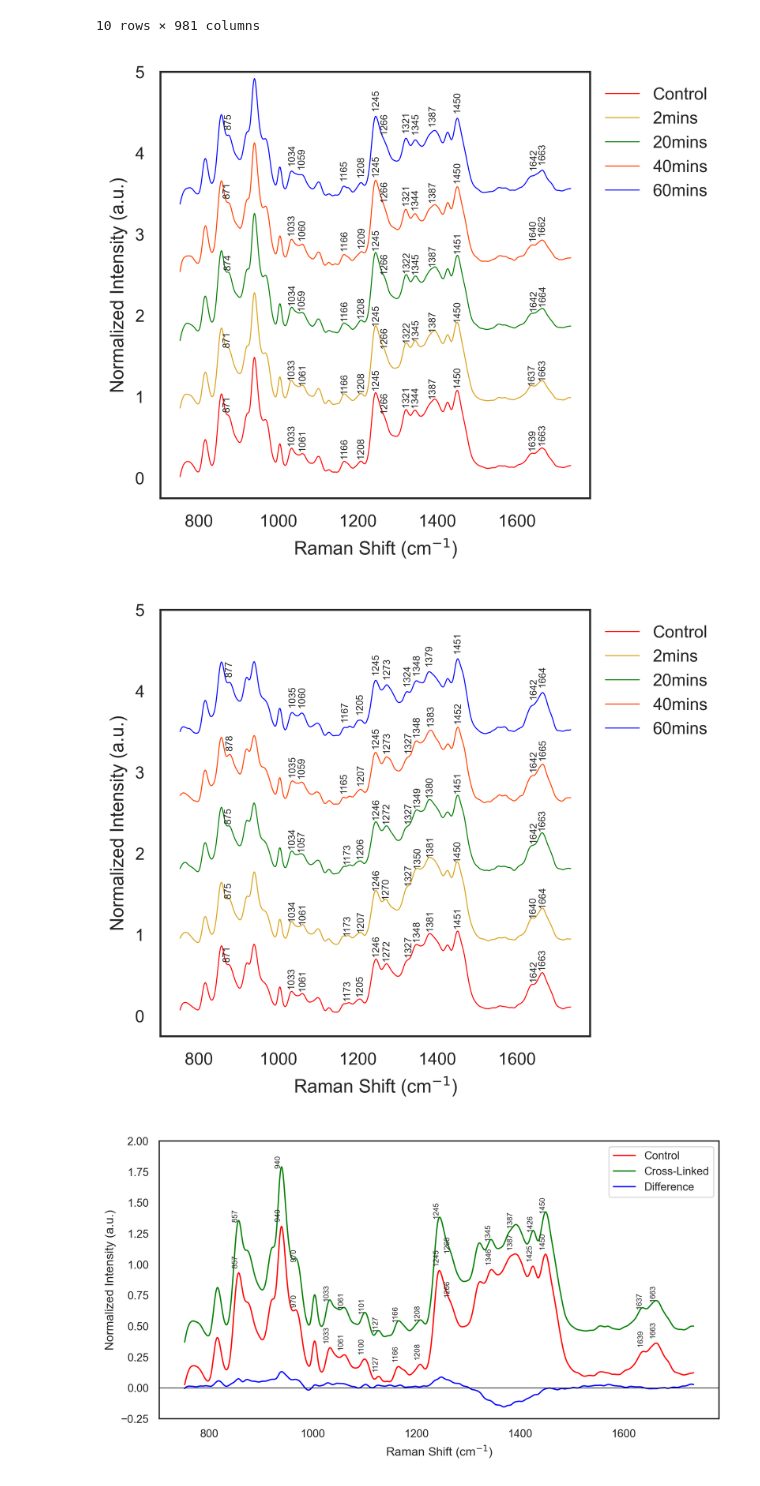
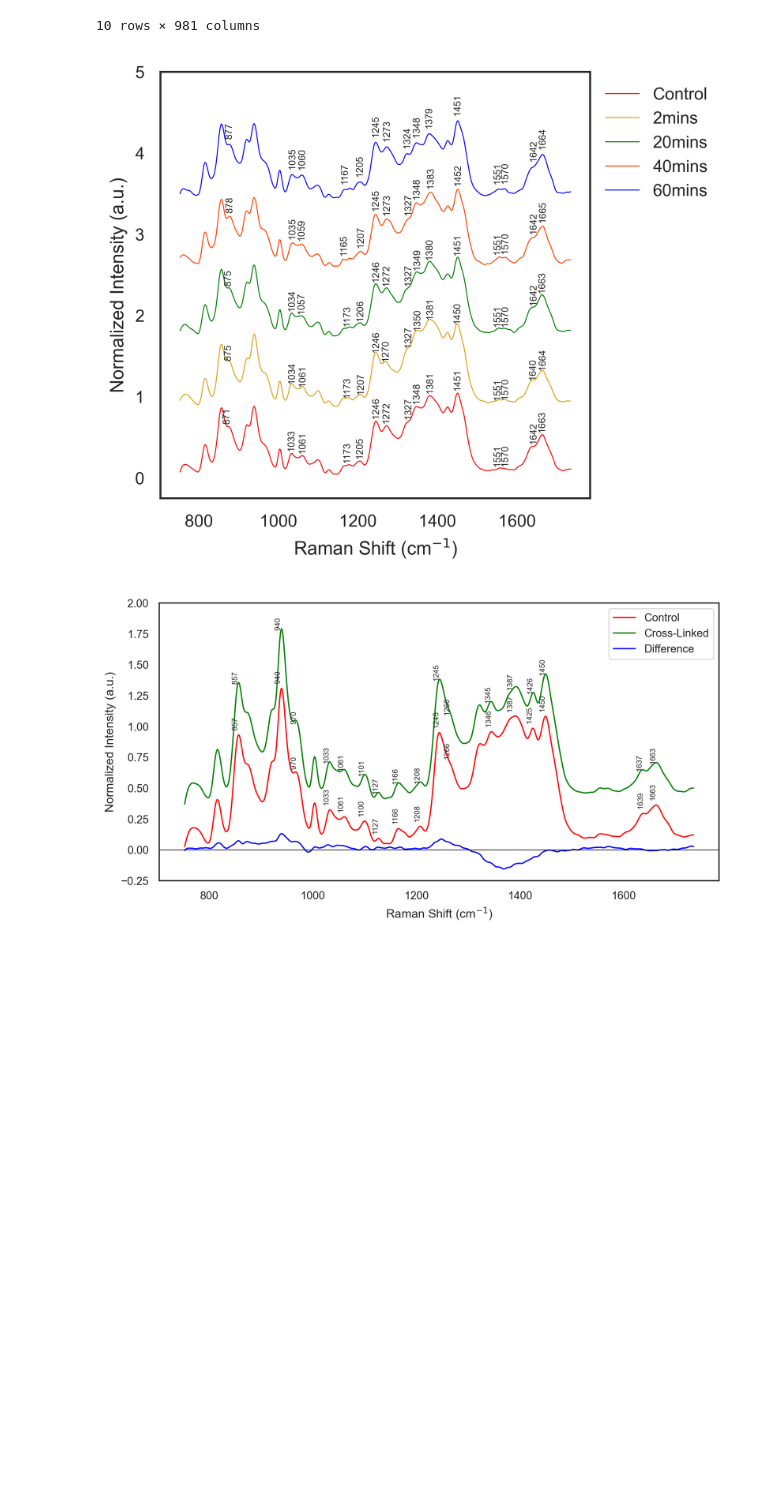
Before and after one commit to bunmiadejimi/Raman_Collagen, a Jupyter notebook: Plot renderings.ipynb, the cells around one changed output. Saved outputs shown, nothing was run; the diff lists cells and outputs as text; code cells hidden in the pictures; blank space fills up the shorter version.

```diff
--- a/Plot renderings.ipynb
+++ b/Plot renderings.ipynb
@@ -87,7 +91,7 @@ sub
 sns.set_theme(style = 'white', context = 'paper')
 col_map = ['orange', 'goldenrod','green', 'orangered', 'blue', 'k']
 #for i in ['2mins', '20mins', '40mins', '60mins']:#, '24h'
-for j in ['Orth', 'Para']:#
+for j in ['Para']:#, 'Para', 'Orth'
     sub = df_mean1[(df_mean1['orient'] == j)].reset_index(drop=True)
     sub['trt_time'] = pd.Categorical(sub['trt_time'], categories= ['0mins',   '2mins',  '20mins',     '40mins',    '60mins',  '24h',
     '2mins24h',  '20mins24h',  '40mins24h', '60mins24h'])
@@ -133,36 +137,38 @@ for j in ['Orth', 'Para']:#
             y = diff,
             label = 'Difference',
             color = 'blue',
             lw = 1
         )'''
         #plt.title(f'Raman spectra for {j} samples at {i} treatment time')
     plt.legend(bbox_to_anchor = (1, 1), frameon = False)
     plt.xlabel("Raman Shift (cm$^{-1}$)")
     plt.ylabel("Normalized Intensity (a.u.)")
     plt.ylim(-.25, 5)
     #plt.axhline(0, lw = .5, color = 'black')
 
-    ctrs = [ 876, 1321,1245, 1270,  1381, 1033, 1062, 1167, 1207, 1344, 1451, 1636, 1663]#816, 857, 876, 921,  1003, 1321,857,940, 975,1100, 1127, 1245, 1270,  1381, 1426,
+    ctrs = [876, 1321,1245, 1270,  1381, 1033, 1062, 1167, 1207, 1344, 1451, 1545, 1575, 1636, 1663]
+    #orth: [1033, 1062, 1167, 1207, 1344, 1451, 1545, 1575, 1636, 1663]#816, 857, 876, 921,  1003, 1321,857,940, 975,1100, 1127, 1245, 1270,  1381, 1426,
+    #para: [876, 1321,1245, 1270,  1381, 1033, 1062, 1167, 1207, 1344, 1451, 1545, 1575, 1636, 1663]
     for c in ctrs:
         for b in range(0, 5):
             mask = (sub.columns[5:] >= c - 5) & (sub.columns[5:] <= c + 6)
 
             loc_idx = sub.columns[5:][mask]
             peak_idx = sub.iloc[b, 5:][mask]
 
             idx_max = np.argmax(peak_idx)
             peak_wl = loc_idx[idx_max]
             int_val = peak_idx.values[idx_max]
                     #print(int_val)
             if b == 0:
                         plt.text(peak_wl + 10, int_val + .05,#.3 * (len(sub) + 0.3),
                         f'{peak_wl:.0f}', rotation=90, fontsize=5, ha='right')
             else:
                         plt.text(peak_wl+10, int_val + b/1.16,#.5 * (len(sub) + 0.3),
                             f'{peak_wl:.0f}', rotation=90, fontsize=5, ha='right')
+    plt.savefig(f'C:\\Users\\oadeji01\\OneDrive - Tufts\\Bunmi - NavehLab-01\\Reports\\Paper\\Figures\\Mean_Spectra_{j}.tif', dpi = 600, bbox_inches='tight')
 # %% [output]
-[figure, old version]
+[figure, new version]
-[figure, removed]
 # %%
 ### Diference within each time point
 
```
Also changed, not shown: parts of 2 cells of this notebook.
